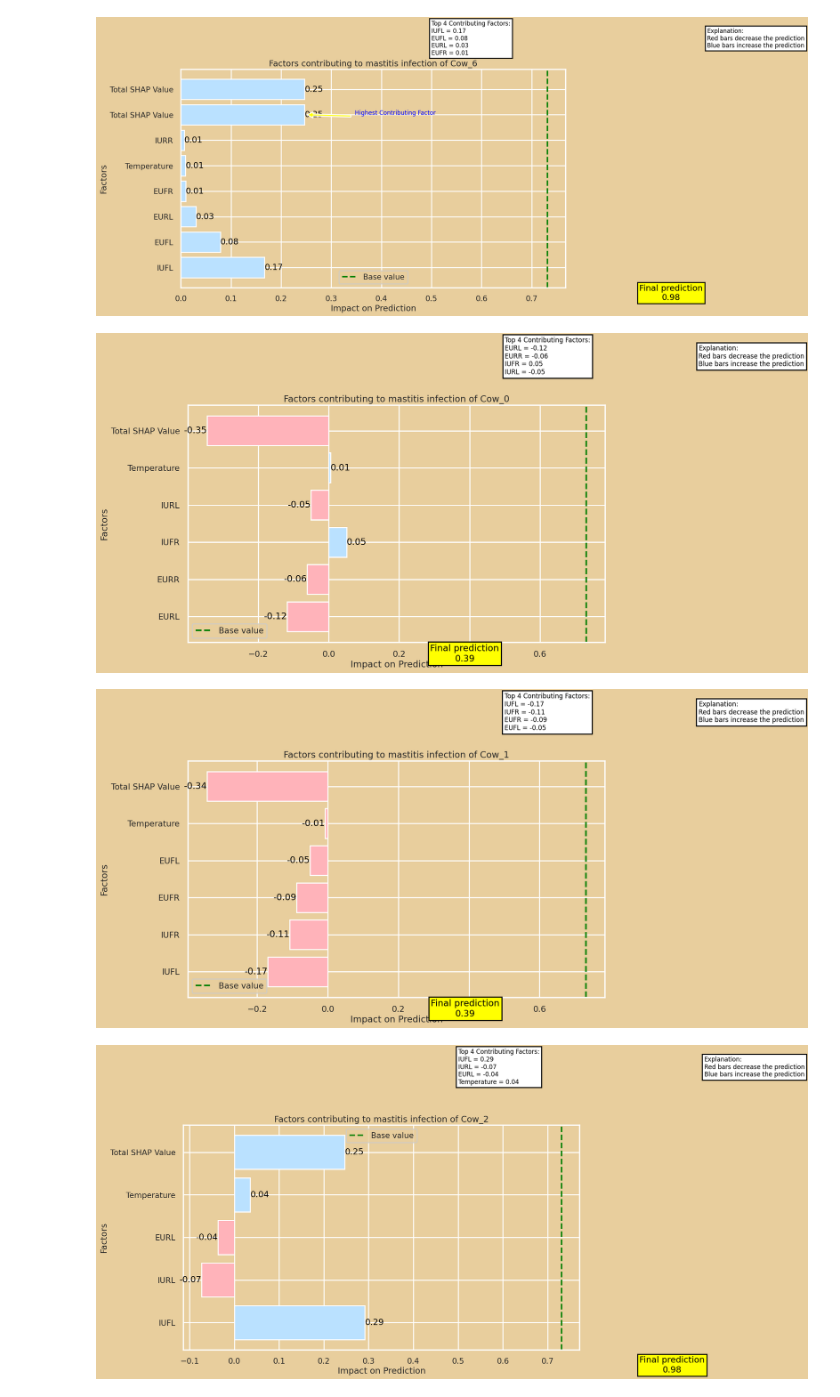
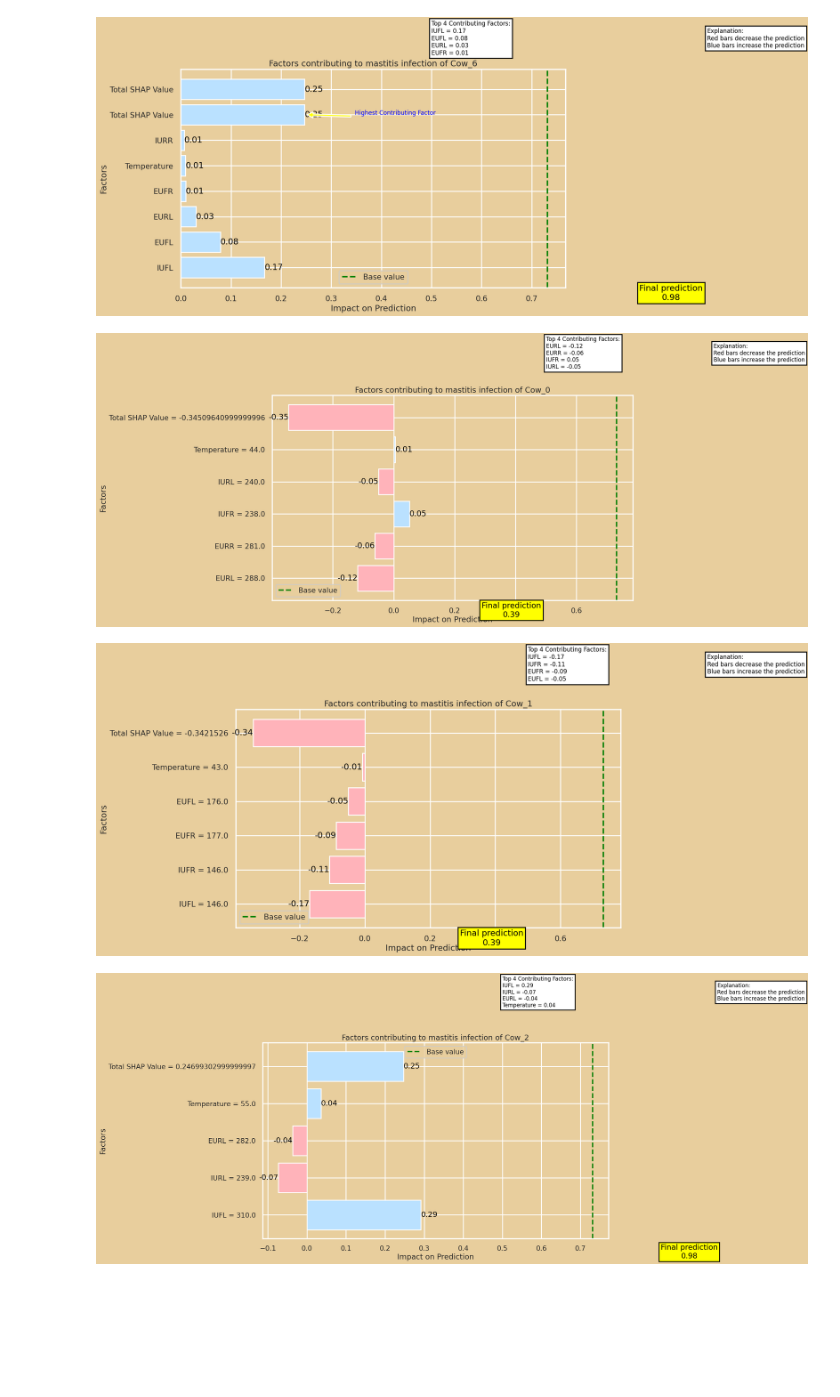
Before and after one commit to kshaheen25/thesis-xai-repo, a Jupyter notebook: shap-value-calculation.ipynb, the cells around one changed output. Saved outputs shown, nothing was run; the diff lists cells and outputs as text; code cells hidden in the pictures; blank space fills up the shorter version.

Commit message:
Kaggle Notebook | Shap Value Calculation | Version 8

```diff
--- a/shap-value-calculation.ipynb
+++ b/shap-value-calculation.ipynb
@@ -471,7 +477,7 @@ def plot_shap_values(shap_values, feature_names, data, base_value, constant_feat
 
         # Add feature value annotations on y-axis
         plt.yticks(np.arange(len(top_shap_val)),
-                   [f"{name}" for name in top_feature_names])
+                   [f"{name} = {value}" for name, value in zip(top_feature_names, top_feature_vals)])
 
         # Explanation text
         plt.text(1.05, len(top_shap_val) + 1, 'Explanation:\nRed bars decrease the prediction\nBlue bars increase the prediction',
@@ -495,6 +501,7 @@ def plot_shap_values(shap_values, feature_names, data, base_value, constant_feat
         top_contributors = "\n".join([f"{name} = {value:.2f}" for name, value in zip(top_feature_names[:4], top_shap_val[:4])])
         plt.text(0.5, len(top_shap_val) + 1, f'Top 4 Contributing Factors:\n{top_contributors}',
                  va='center', ha='left', color='black', fontsize=12, bbox=dict(facecolor='white', edgecolor='black'))
+
 
         # Set labels and title
         plt.xlabel('Impact on Prediction')
@@ -508,33 +515,33 @@ shap_values = np.array([[-0.0249313 , -0.02220011, -0.04805024,  0.05117636, -0.
         -0.0499212 , -0.11806375, -0.03800474, -0.06164321,  0.00508279],
        [ 0.        , -0.16978972, -0.05044865, -0.10814502, -0.08780734,
          0.01647236,  0.0351134 ,  0.        ,  0.02974179, -0.00728942],
        [ 0.        ,  0.29160874,  0.        ,  0.01973205,  0.02528827,
         -0.07339267, -0.03626943, -0.01558695,  0.        ,  0.03561302],
        [ 0.00429352, -0.03156648,  0.0268775 ,  0.11733748,  0.09566912,
          0.01500875,  0.02662447,  0.0056644 ,  0.02024007, -0.01149809],
        [ 0.        , -0.14222494, -0.03710008, -0.13728571, -0.0789517 ,
         -0.00416108,  0.03199771,  0.0174903 ,  0.03976238, -0.03357058],
        [ 0.        , -0.03501506,  0.03168124,  0.12983159,  0.08551685,
          0.01555764,  0.01614246,  0.        ,  0.01866348,  0.00627204],
        [ 0.        ,  0.16671282,  0.07877897, -0.03249917,  0.0092327 ,
         -0.01321419,  0.02984047,  0.00667839, -0.00744425,  0.008913  ]])
 # Feature names from your data
 feature_names = ['Months_after_giving_birth', 'IUFL', 'EUFL', 'IUFR', 'EUFR', 'IURL', 'EURL', 'IURR', 'EURR', 'Temperature']
 
 # Corresponding feature values for the examples
 data = np.array([[  3, 242, 280, 238, 280, 240, 288, 242, 281,  44],
        [  4, 146, 176, 146, 177, 146, 175, 145, 176,  43],
        [  1, 310, 354, 239, 283, 239, 282, 235, 278,  55],
        [  6, 160, 178, 306, 354, 152, 180, 156, 177,  45],
        [  1, 150, 180, 150, 180, 150, 181, 150, 181,  43],
        [  3, 161, 185, 302, 364, 157, 190, 157, 189,  49],
        [  4, 321, 364, 157, 189, 156, 187, 154, 183,  52]])
 
 # Base value for SHAP calculations (example)
 base_value = 0.73129819
 
 plot_shap_values(shap_values, feature_names, data, base_value, constant_features=['Temperature', 'Total SHAP Value'])
 # %% [output]
-[figure, old version]
+[figure, new version]
-[figure, old version]
+[figure, new version]
-[figure, old version]
+[figure, new version]
```
Also changed, not shown: parts of 11 cells of this notebook.
